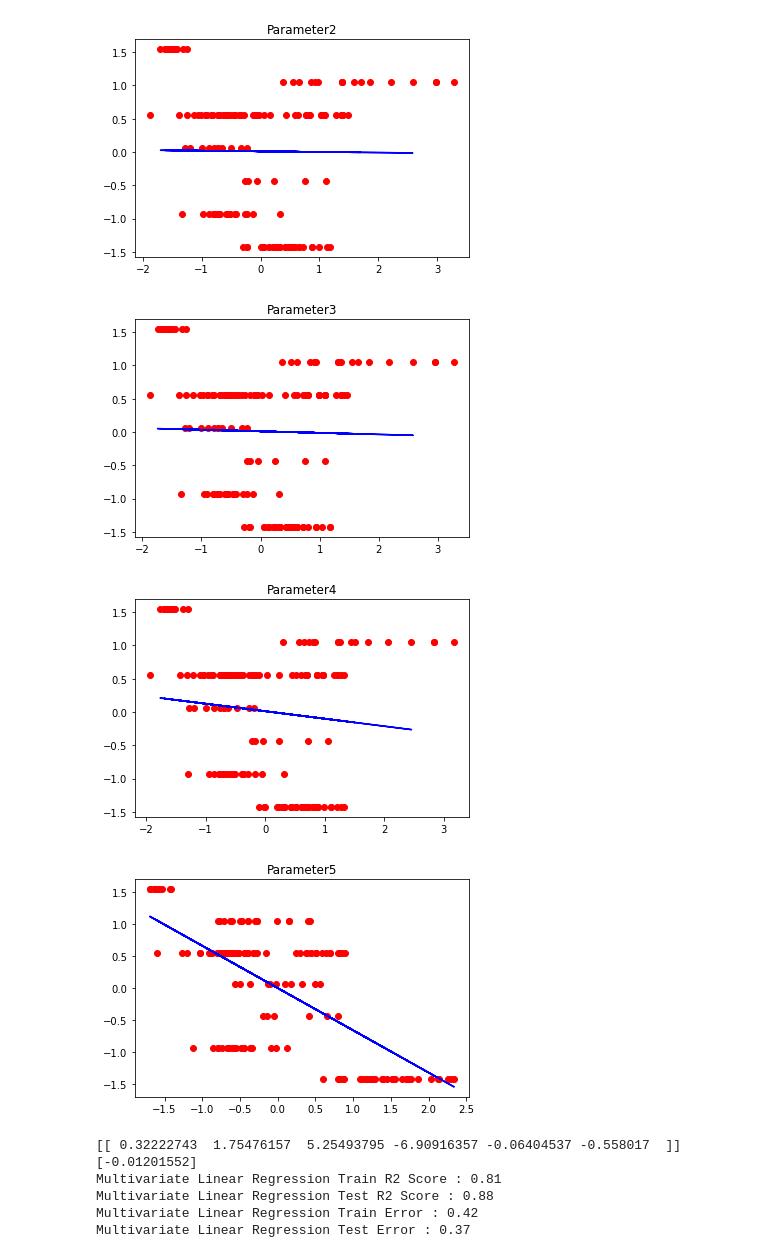
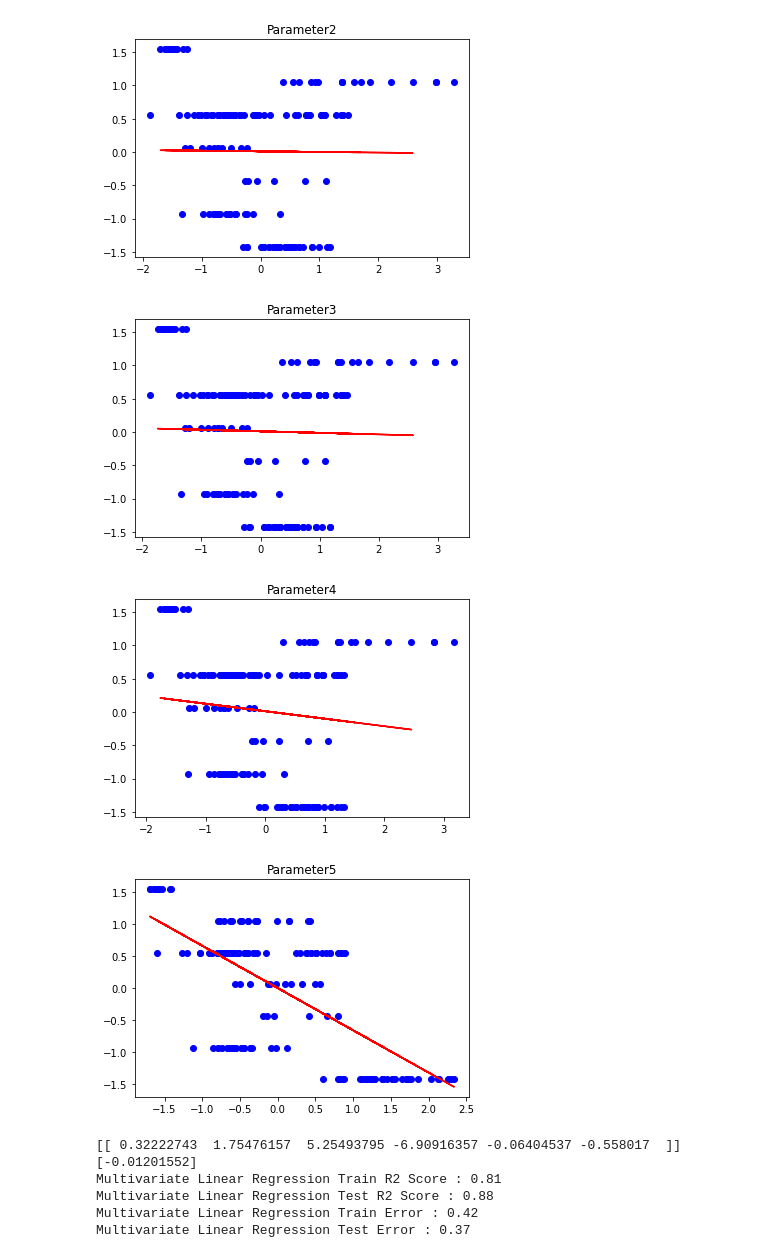
Before and after one commit to hnslmp/machine_learning_ui, a Jupyter notebook: 3.Linear Regression/Linear_Regression.ipynb, the cells around one changed output. Drawn from its saved outputs; the diff is of its cells as text; code cells hidden in the pictures.

```diff
--- a/3.Linear Regression/Linear_Regression.ipynb
+++ b/3.Linear Regression/Linear_Regression.ipynb
@@ -44,8 +44,8 @@ for i in range(0,5):
 
     #Plot Linear
     fig, ax = plt.subplots()
-    ax.scatter(X,y,color='red');
-    ax.plot(lr_x_test, lr.predict(lr_x_test),color='blue');
+    ax.scatter(X,y,color='blue');
+    ax.plot(lr_x_test, lr.predict(lr_x_test),color='red');
     title = "Parameter" + str((i+1))
     ax.set(title=title);
 
@@ -56,7 +56,7 @@ for i in range(0,5):
-[figure, old version]
+[figure, new version]
-[figure, old version]
+[figure, new version]
-[figure, old version]
+[figure, new version]
-[figure, old version]
+[figure, new version]
 # %%
 #Multivariate Linear Regression
 mlr = linear_model.LinearRegression(normalize=True)
```
Also changed, not shown: parts of 5 cells of this notebook.
